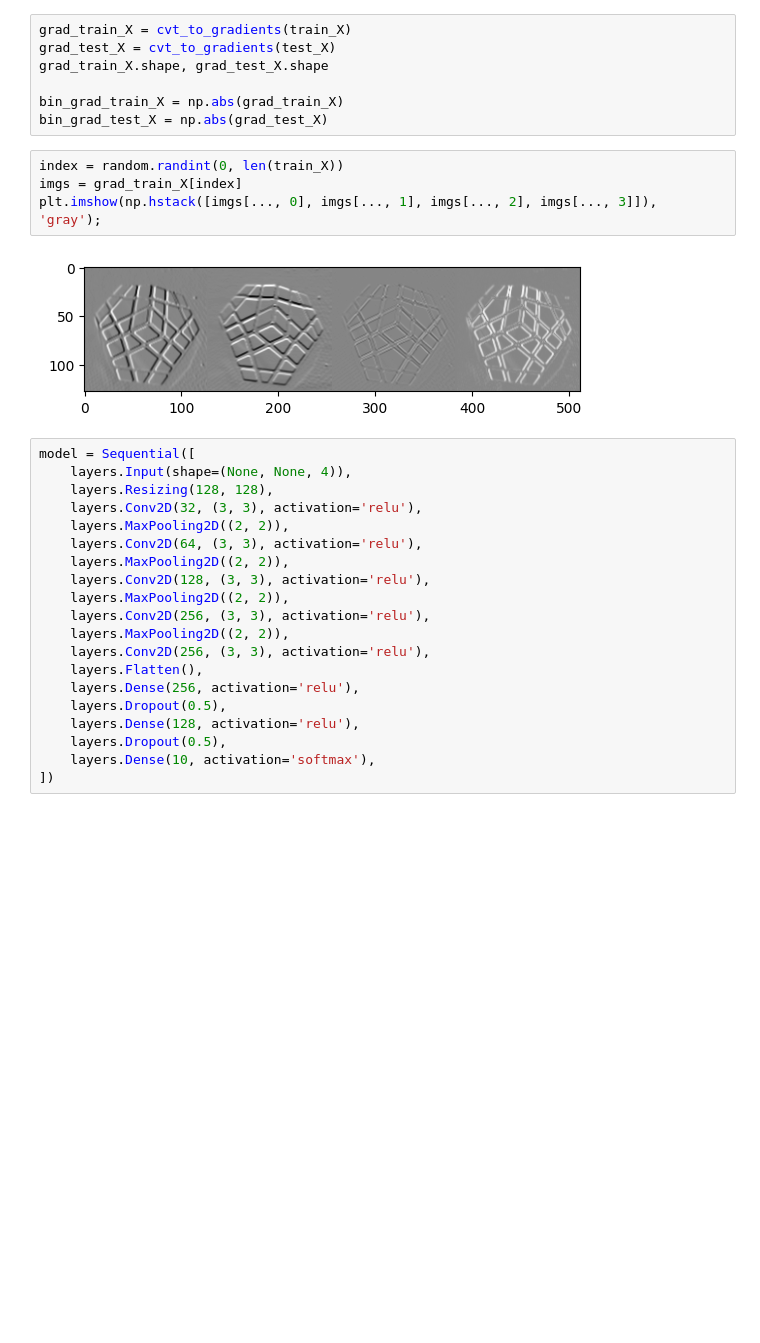
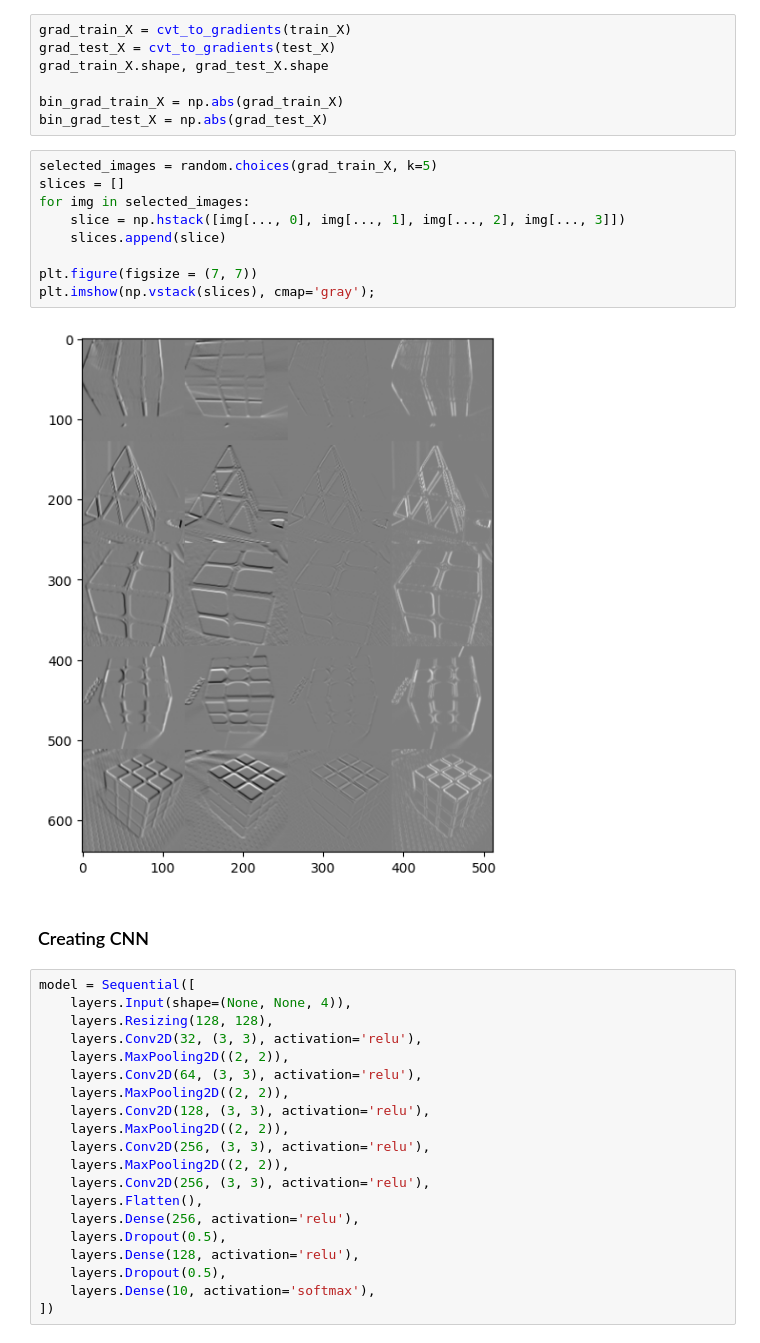
Before and after one commit to klima7/Cubes-Classifier, a Jupyter notebook: classifier.ipynb, the cells around one changed output. Cells and saved outputs as stored; diff of their text form; blank space fills up the shorter version.

```diff
--- a/classifier.ipynb
+++ b/classifier.ipynb
@@ -62,12 +80,19 @@ grad_train_X.shape, grad_test_X.shape
 
 bin_grad_train_X = np.abs(grad_train_X)
 bin_grad_test_X = np.abs(grad_test_X)
-# %%
-index = random.randint(0, len(train_X))
-imgs = grad_train_X[index]
-plt.imshow(np.hstack([imgs[..., 0], imgs[..., 1], imgs[..., 2], imgs[..., 3]]), 'gray');
-# %% [output]
-[figure, removed]
+# %%
+selected_images = random.choices(grad_train_X, k=5)
+slices = []
+for img in selected_images:
+    slice = np.hstack([img[..., 0], img[..., 1], img[..., 2], img[..., 3]])
+    slices.append(slice)
+
+plt.figure(figsize = (7, 7))
+plt.imshow(np.vstack(slices), cmap='gray');
+# %% [output]
+[figure, added]
+# %% [markdown]
+### Creating CNN
 # %%
 model = Sequential([
     layers.Input(shape=(None, None, 4)),
```
Also changed, not shown: parts of 7 cells of this notebook.
